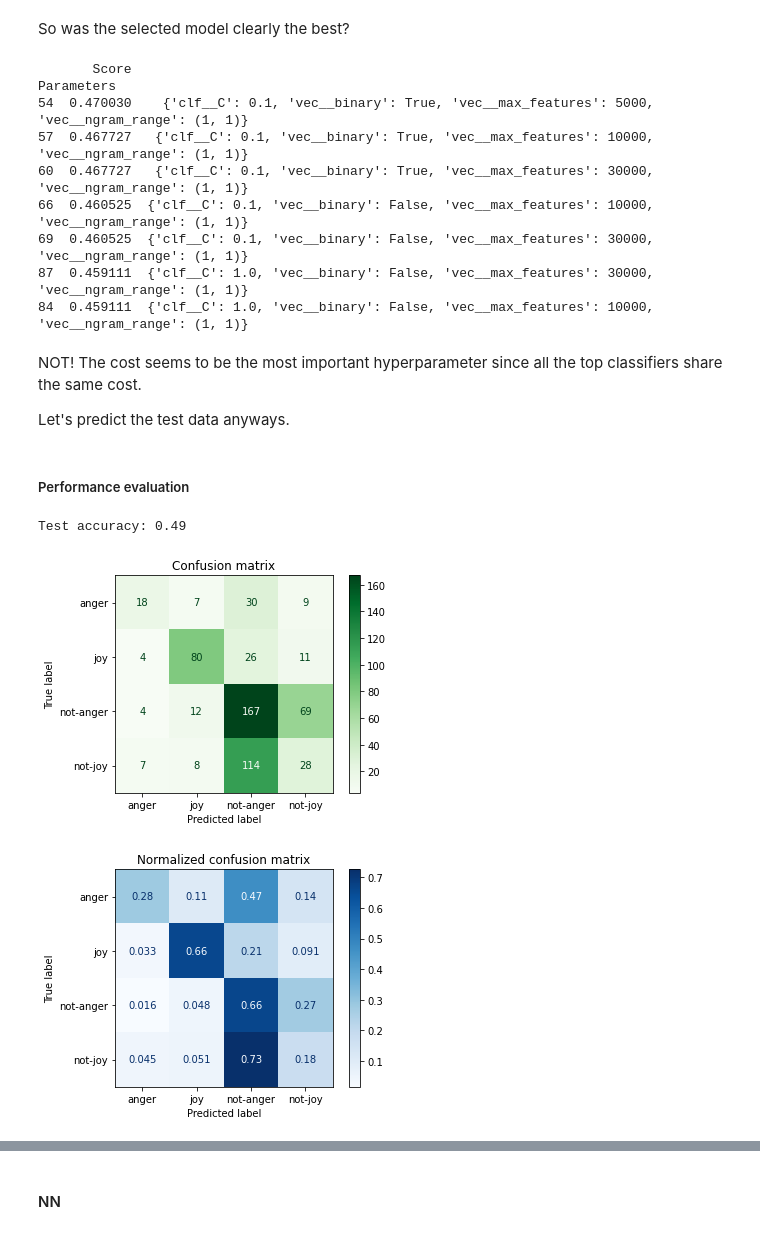
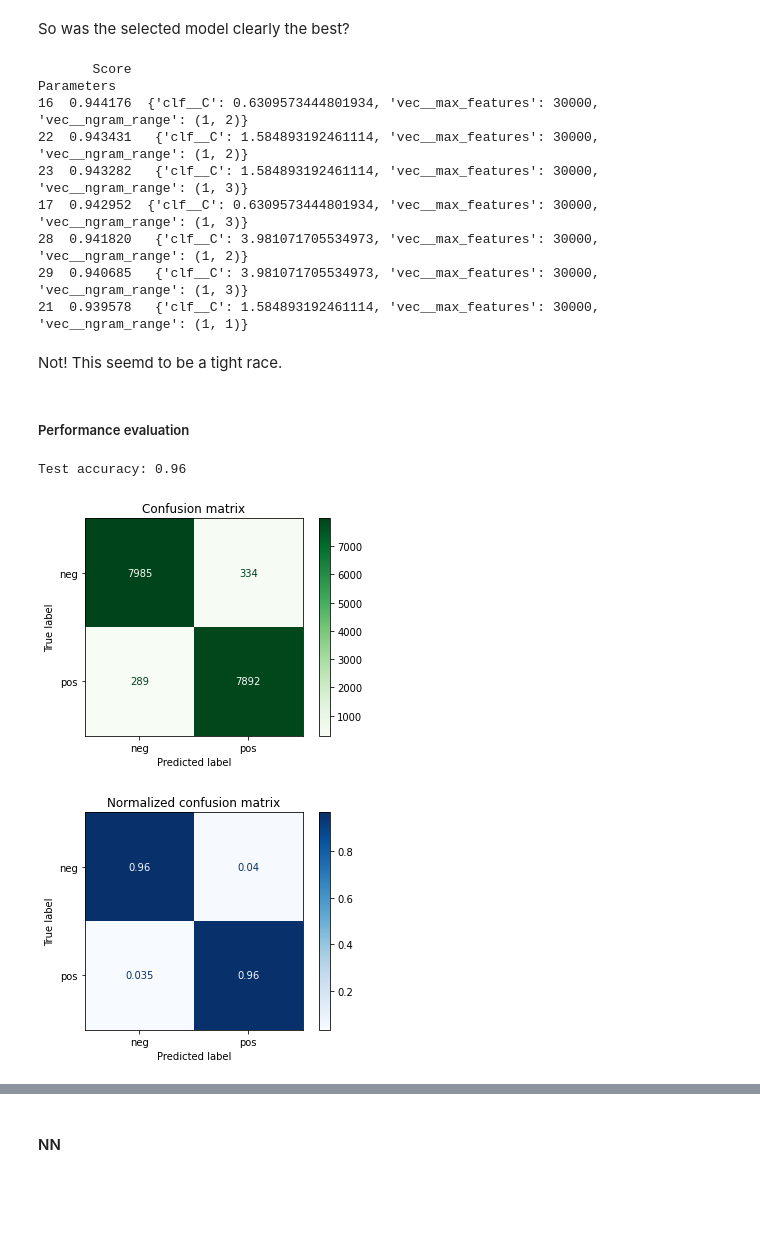
Before and after one commit to HannaKi/Sentiment-analysis-with-IMDB-data, a Jupyter notebook: Sentiment_analysis_with_IMDB_data.ipynb, the cells around one changed output, grey strips where cells are left out. Saved outputs shown, nothing was run; the diff lists cells and outputs as text; code cells hidden in the pictures; blank space fills up the shorter version.

```diff
--- a/Sentiment_analysis_with_IMDB_data.ipynb
+++ b/Sentiment_analysis_with_IMDB_data.ipynb
@@ -100,12 +91,15 @@ This is seldom true in real life applications. In these cases data balance must
 
 For these reasons one should familiarize her with a new dataset before rushing into further steps of modeling. If it is discovered that the data is imbalanced, grouped etc. we can fix the issues uprising from the nature of the data before we feed it to the algorithm, or at least take it in account when analysing the results.
 # %%
-import random
+
+reviews=neg_reviews+pos_reviews
+len(reviews)
+
 # make labels for the reviews:
 labels = ['neg']*len(neg_reviews) + ['pos']*len(pos_reviews)
 print(len(labels))
 
-# make shuffled indices and shuffle both of the lists with them
+# make shuffled indices and shuffle both of labels and reviews with them
 indices = list(range(len(labels)))
 random.shuffle(indices)
 
@@ -115,6 +109,6 @@ reviews = [reviews[index] for index in indices]
 for label, text in zip(labels[:5], reviews[:5]):
   print("label:", label, "\ntext:", text, "\n")
 
-# for i in range(31):
+# for i in range(5):
 #   print(labels[i])
 #   pprint(reviews[i])
@@ -300,7 +312,7 @@ Sources:
 # %% [markdown]
 #### TfidfVectorizer with SVM
 # %%
-costs = np.logspace(-4, 2, num=6, endpoint = False) # array with values: 0.00001, 0.0001, 0.001, 0.01 0.1, 1
+costs = np.logspace(-1, 1, num=5, endpoint = False)
 
 pipeline = Pipeline([
     ('vec', TfidfVectorizer()),
@@ -308,7 +320,7 @@ pipeline = Pipeline([
 ])
 
 parameters = {
-    'vec__binary': (True, False), # Previous runs revealed this does not seem to matter
+    #'vec__binary': (True, False), # Previous runs revealed this does not seem to matter
     'vec__max_features': (10000, 30000),
     'vec__ngram_range': ((1, 1), (1, 2), (1, 3)),
     'clf__C': (costs),
@@ -316,9 +328,7 @@ parameters = {
 
 # find the best parameters for both the feature extraction and the classifier
 print("Running grid search...")
-# scoring: Strategy to evaluate the performance of the cross-validated model on the test set.
-gridsearch = GridSearchCV(pipeline, parameters, verbose=1, n_jobs=-1, scoring='f1_weighted') # n_jobs=-1: use as many cores as possible
-# f1_weighted for multiclass target
+gridsearch = GridSearchCV(pipeline, parameters, cv=3, verbose=1, n_jobs=-1) # n_jobs=-1: use as many cores as possible
 gridsearch.fit(X_train, y_train)
 print()
 
@@ -328,8 +338,5 @@ print("Best of the observed hyperparameters:")
 best_parameters = gridsearch.best_estimator_.get_params()
 for param_name in sorted(parameters.keys()):
       print(f"{param_name}: {best_parameters[param_name]}")
-# print()
-# print("Best model with the given hyperparameters:")
-# print(gridsearch.best_estimator_)
 # %% [output]
 Running grid search...
@@ -353,41 +364,38 @@ GSCV_results = pd.DataFrame(list(zip(means, gridsearch.cv_results_['params'])),
 GSCV_results.sort_values(by="Score", ascending=False, inplace=True)
 print(GSCV_results.head(7))
 # %% [output]
-       Score                                                                                     Parameters
-54  0.470030    {'clf__C': 0.1, 'vec__binary': True, 'vec__max_features': 5000, 'vec__ngram_range': (1, 1)}
-57  0.467727   {'clf__C': 0.1, 'vec__binary': True, 'vec__max_features': 10000, 'vec__ngram_range': (1, 1)}
-60  0.467727   {'clf__C': 0.1, 'vec__binary': True, 'vec__max_features': 30000, 'vec__ngram_range': (1, 1)}
-66  0.460525  {'clf__C': 0.1, 'vec__binary': False, 'vec__max_features': 10000, 'vec__ngram_range': (1, 1)}
-69  0.460525  {'clf__C': 0.1, 'vec__binary': False, 'vec__max_features': 30000, 'vec__ngram_range': (1, 1)}
-87  0.459111  {'clf__C': 1.0, 'vec__binary': False, 'vec__max_features': 30000, 'vec__ngram_range': (1, 1)}
-84  0.459111  {'clf__C': 1.0, 'vec__binary': False, 'vec__max_features': 10000, 'vec__ngram_range': (1, 1)}
+       Score                                                                              Parameters
+16  0.944176  {'clf__C': 0.6309573444801934, 'vec__max_features': 30000, 'vec__ngram_range': (1, 2)}
+22  0.943431   {'clf__C': 1.584893192461114, 'vec__max_features': 30000, 'vec__ngram_range': (1, 2)}
+23  0.943282   {'clf__C': 1.584893192461114, 'vec__max_features': 30000, 'vec__ngram_range': (1, 3)}
+17  0.942952  {'clf__C': 0.6309573444801934, 'vec__max_features': 30000, 'vec__ngram_range': (1, 3)}
+28  0.941820   {'clf__C': 3.981071705534973, 'vec__max_features': 30000, 'vec__ngram_range': (1, 2)}
+29  0.940685   {'clf__C': 3.981071705534973, 'vec__max_features': 30000, 'vec__ngram_range': (1, 3)}
+21  0.939578   {'clf__C': 1.584893192461114, 'vec__max_features': 30000, 'vec__ngram_range': (1, 1)}
-# %% [markdown]
-NOT! The cost seems to be the most important hyperparameter since all the top classifiers share the same cost.
-
-Let's predict the test data anyways.
+# %% [markdown]
+Not! This seemd to be a tight race.
 # %% [markdown]
 ##### Performance evaluation
 # %%
 # classifier=grid_search.best_estimator_
 # classifier.fit(feature_matrix_train, train_label)
 
-predictions = gridsearch.predict(test_texts)
-acc = accuracy_score(test_labels, predictions)
-conf = confusion_matrix(test_labels, predictions)
+predictions = gridsearch.predict(X_test)
+acc = accuracy_score(y_test, predictions)
+# conf = confusion_matrix(test_labels, predictions)
 
 print(f"Test accuracy: {acc:0.2f}")
-# print("Confusion matrix:\n", conf)
 print()
 # note here we have to feed in the test data not feature matrix since esitimator is a pipeline, not a classifier!
-plot_confusion_matrix(gridsearch.best_estimator_, test_texts, test_labels, cmap='Greens', values_format='d')
+plot_confusion_matrix(gridsearch.best_estimator_, X_test, y_test, cmap='Greens', values_format='d')
 plt.title("Confusion matrix")
 plt.show()
 
-plot_confusion_matrix(gridsearch.best_estimator_, test_texts, test_labels, cmap='Blues', normalize='true')
+plot_confusion_matrix(gridsearch.best_estimator_, X_test, y_test, cmap='Blues', normalize='true')
 plt.title("Normalized confusion matrix")
 plt.show()
 # %% [output]
-Test accuracy: 0.49
+Test accuracy: 0.96
-[figure, old version]
+[figure, new version]
-[figure, old version]
+[figure, new version]
 # %%
```
Also changed, not shown: parts of 35 cells of this notebook.
